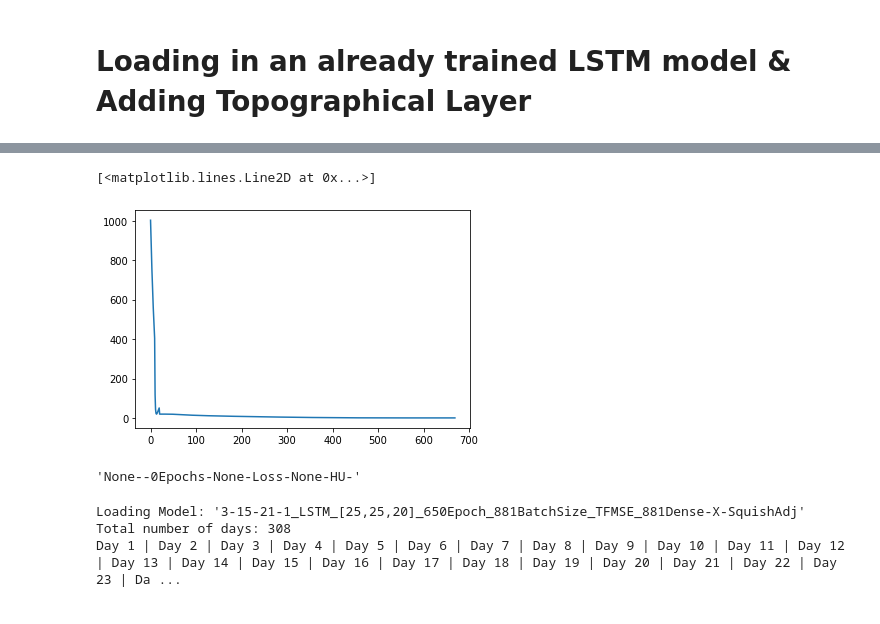
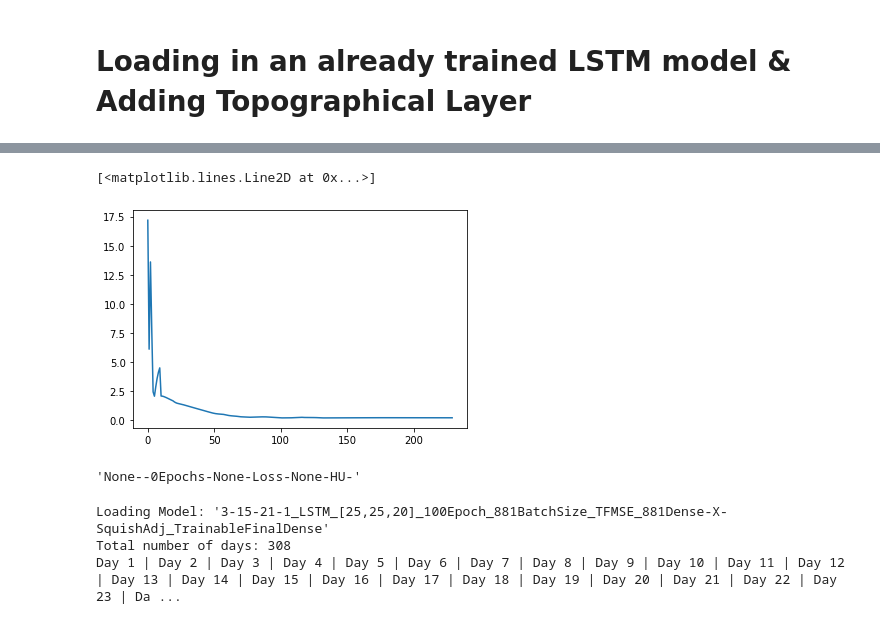
Before and after one commit to maxoflife-student/TAMU-ECEN-404-IFPTSND, a Jupyter notebook: NAM_Corrections_Yuning_Meeting_3-13-21/Baseline_Foundational_Pieces.ipynb, the cells around one changed output, grey strips where cells are left out. Cells and saved outputs as stored; diff of their text form; code cells hidden in the pictures.

```diff
--- a/NAM_Corrections_Yuning_Meeting_3-13-21/Baseline_Foundational_Pieces.ipynb
+++ b/NAM_Corrections_Yuning_Meeting_3-13-21/Baseline_Foundational_Pieces.ipynb
@@ -283,6 +283,13 @@ optimizer = tf.keras.optimizers.Adam(
 # Create a function for the Tensorflow implementation of leaky_relu
 def leaky_relu(x):
     return tf.keras.layers.LeakyReLU(alpha=0.2)(x)
+
+def normalize_adj_matrix(adj):
+    degree = tf.experimental.numpy.sum(adj, axis=0)
+    inv = lambda x: x**-1
+    inv_degree = inv(degree)
+    diag_inv_degree = np.diag(inv_degree)
+    return np.dot(diag_inv_degree, adj)
 
 hidden_units = 64
 activation = leaky_relu
@@ -324,16 +331,17 @@ x = pre_trained_lstm.layers[1](input_seq)
 
 # This is a seperate input layer that will take in the relational matrix
 y = tf.keras.layers.Dense(adj_matrix.shape[0], activation)(input_rel)
+y = normalize_adj_matrix(y)
 
 # # This is one aggregation using the NAM
 x = Ein_Multiply()([y, x])
 # x = Dense(hidden_units, activation=activation)(x)
 
 # This is the original Dense Layer
-# x = pre_trained_lstm.layers[2](x)
+x = pre_trained_lstm.layers[2](x)
 
-This is a new Dense layer we might want to experiment with
-x = Dense(1, activation=activation)(x)
+# This is a new Dense layer we might want to experiment with
+# x = Dense(1, activation=activation)(x)
 
 model = tf.keras.Model(inputs=[input_seq, input_rel], outputs=x)
 
@@ -373,7 +365,7 @@ model_checkpoint_callback = tf.keras.callbacks.ModelCheckpoint(
             save_best_only=True)
 
 def scheduler(epoch, lr):
-    return 0.00007
+    return 0.000005
 
 inputs_train = [x_train]
 train_labels = y_train
@@ -388,7 +380,7 @@ inputs_val.append(adj_matrix)
 # int(inputs_train.shape[0])
 
 history = model.fit(inputs_train, train_labels, batch_size=int(inputs_train[0].shape[0]),
-                              epochs=10, validation_data=(inputs_val, val_labels),
+                              epochs=100, validation_data=(inputs_val, val_labels),
                    callbacks=[model_checkpoint_callback,
                              tf.keras.callbacks.LearningRateScheduler(scheduler,
                                                                       verbose=0)])
@@ -422,5 +411,5 @@ Epoch 10/10
 [<matplotlib.lines.Line2D at 0x...>]
-[figure, old version]
+[figure, new version]
 # %%
 # model.predict([x_train, DMJ.Normalized_Adjacency_Matrix], batch_size=880)
 model_save = model
@@ -441,7 +430,7 @@ DMJ.save_model()
 # new_directory = './ignorable_data/prediction_results/[55, 25, 20]_splits/'
 # GP.generate_validation_prediction_json_SplitBatch_nofeat(model_name, new_directory, x_g, x_val, sliding_window=30)
 # GP.generate_validation_prediction_json_SplitBatch_close_gap(model_name, new_directory, x_g, x_val, sliding_window=30)
-model_name = '3-15-21-1_LSTM_[25,25,20]_650Epoch_881BatchSize_TFMSE_881Dense-X-SquishAdj'
+model_name = '3-15-21-1_LSTM_[25,25,20]_100Epoch_881BatchSize_TFMSE_881Dense-X-SquishAdj_TrainableFinalDense'
 model_dir = './ignorable_data/models/[55, 25, 20]_split'
 # model_dir = 'G:\Shared drives\Max Huffman - ECEN 403 404 URS Research 2020 2021\Datasets\models'
 past = x_train
@@ -461,7 +450,7 @@ GP.generate_predictions(model_name, model_dir, past, future, new_dir, window, mo
 #     GP.generate_predictions(model_name, model_dir, past, future, new_dir, w)
 # GP.generate_validation_prediction_json_SplitBatch(model_name, new_dir, x_g, x_val, sliding_window=sliding_window)
 # %% [output]
-Loading Model: '3-15-21-1_LSTM_[25,25,20]_650Epoch_881BatchSize_TFMSE_881Dense-X-SquishAdj'
+Loading Model: '3-15-21-1_LSTM_[25,25,20]_100Epoch_881BatchSize_TFMSE_881Dense-X-SquishAdj_TrainableFinalDense'
 Total number of days: 308
 Day 1 | Day 2 | Day 3 | Day 4 | Day 5 | Day 6 | Day 7 | Day 8 | Day 9 | Day 10 | Day 11 | Day 12 | Day 13 | Day 14 | Day 15 | Day 16 | Day 17 | Day 18 | Day 19 | Day 20 | Day 21 | Day 22 | Day 23 | Da ...
 # %%
```
Also changed, not shown: parts of 12 cells of this notebook.
